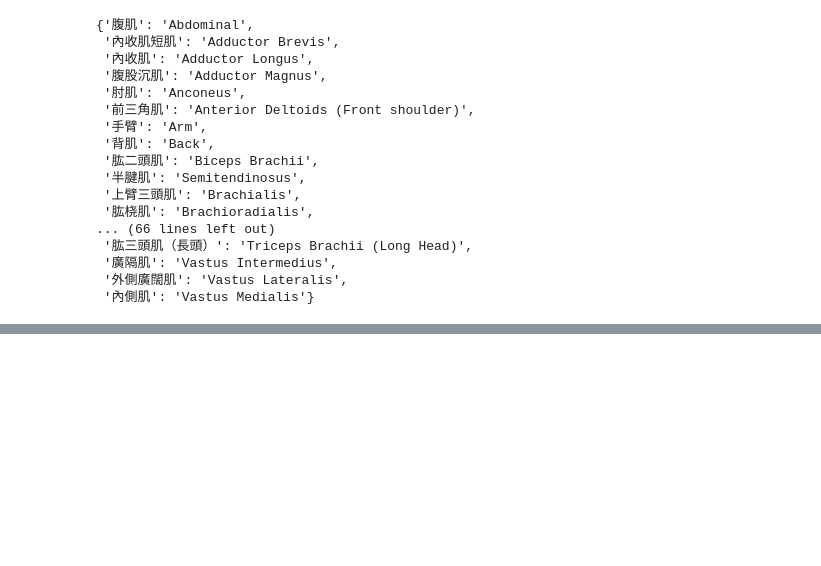
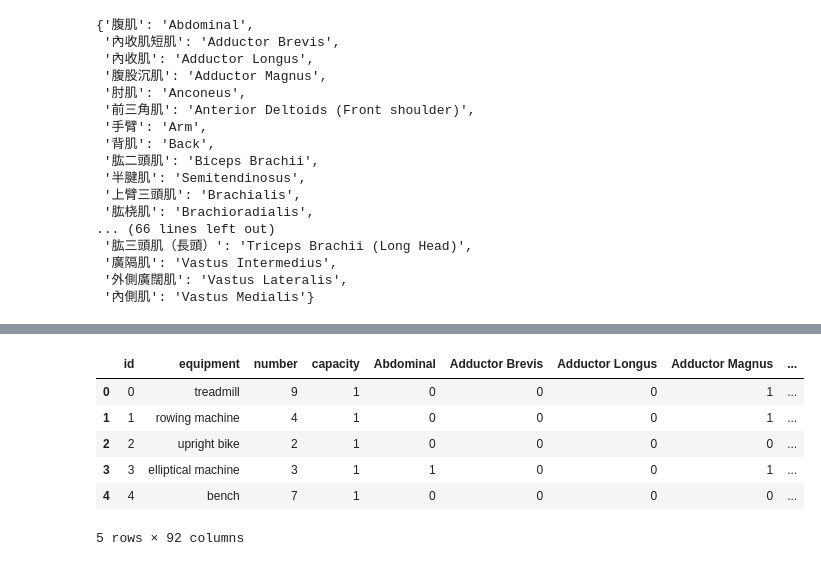
Before and after one commit to Hlinm-qq/Gym-Workout_flow-Optimizer, a Jupyter notebook: muscle_group.ipynb, the cells around one changed output, grey strips where cells are left out. Cells and saved outputs as stored; diff of their text form; code cells hidden in the pictures; blank space fills up the shorter version.

Commit message:
complete equipment['muscle_groups']

```diff
--- a/muscle_group.ipynb
+++ b/muscle_group.ipynb
@@ -501,2 +534,2 @@ Update muscle_groups info
 # %%
-equipment["muscle_groups"] = muscle_dict_comple
+equipment_list['muscle_groups'] = list(muscle_dict_comple.values())
@@ -526,0 +566,7 @@ list
+# %%
+equipment_onehot = equipment.iloc[:, :-2].copy()
+# %%
+mlb = MultiLabelBinarizer()
+res = pd.DataFrame(mlb.fit_transform(equipment_list['muscle_groups']),
+                   columns=mlb.classes_,
+                   index=equipment_list['muscle_groups'].index)
@@ -526,0 +583,12 @@ list
+# %%
+equipment_onehot = equipment_onehot.join(res).join(equipment['remark'])
+# %%
+equipment_onehot.head()
+# %% [output]
+|  | id | equipment | number | capacity | Abdominal | Adductor Brevis | Adductor Longus | Adductor Magnus | ... |
+| 0 | 0 | treadmill | 9 | 1 | 0 | 0 | 0 | 1 | ... |
+| 1 | 1 | rowing machine | 4 | 1 | 0 | 0 | 0 | 1 | ... |
+| 2 | 2 | upright bike | 2 | 1 | 0 | 0 | 0 | 0 | ... |
+| 3 | 3 | elliptical machine | 3 | 1 | 1 | 0 | 0 | 1 | ... |
+| 4 | 4 | bench | 7 | 1 | 0 | 0 | 0 | 0 | ... |
+5 rows × 92 columns
```
Also changed, not shown: parts of 28 cells of this notebook, 3 other files.
